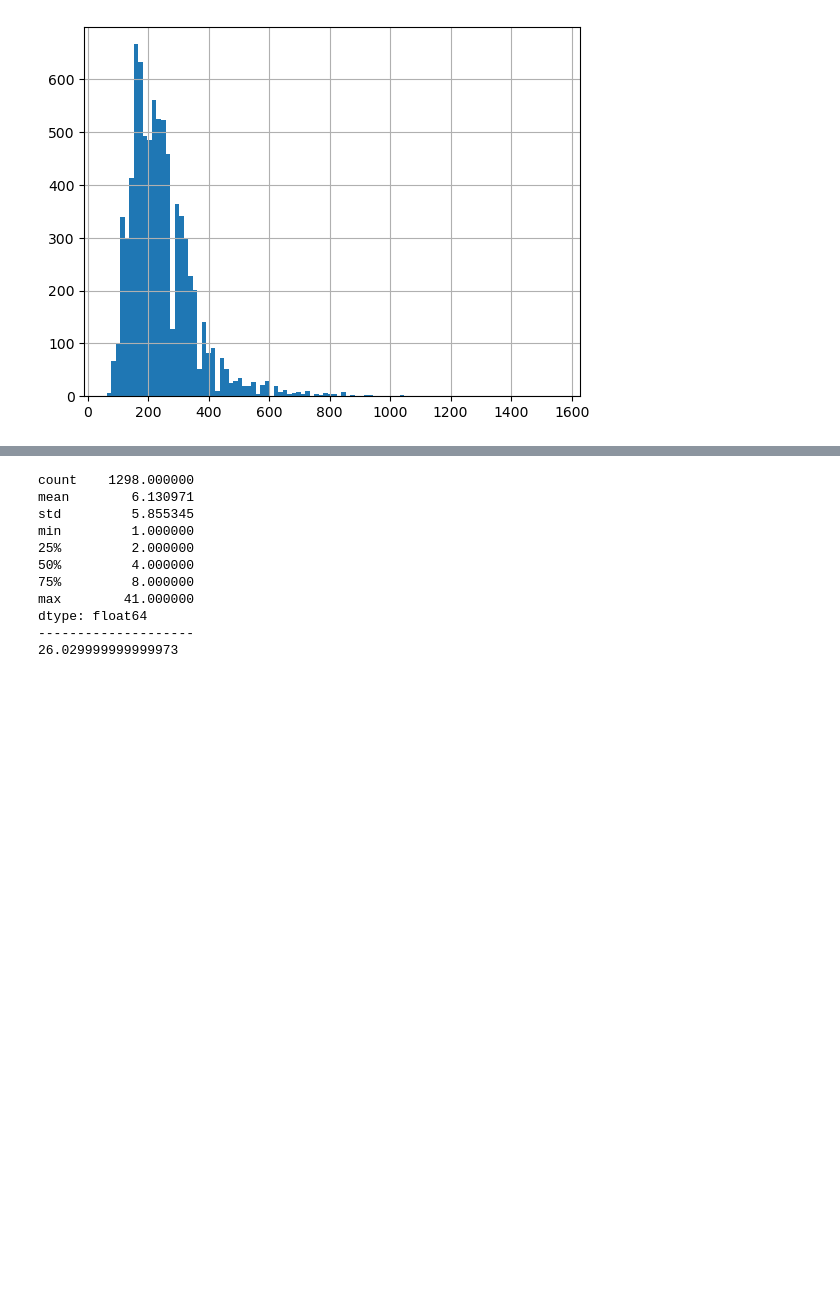
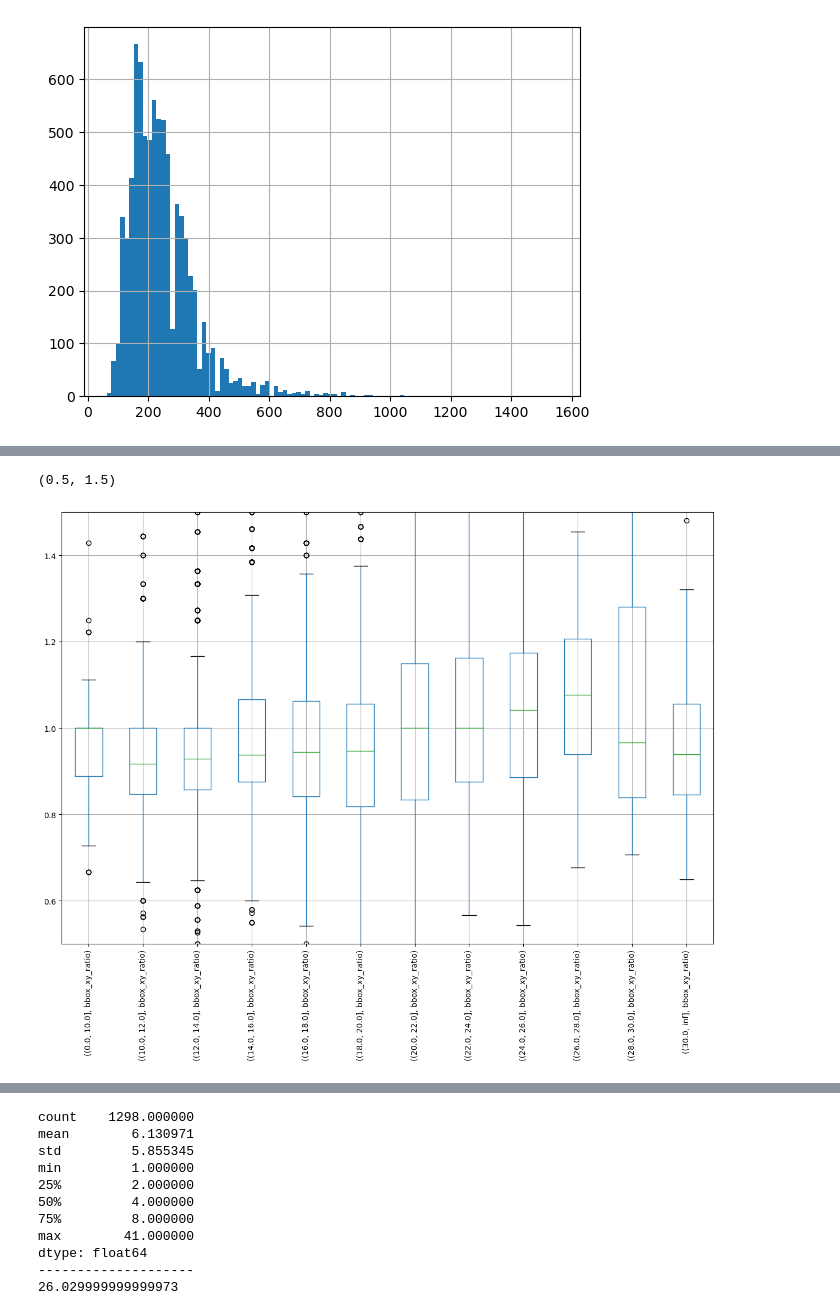
Before and after one commit to jujanen/objects_from_old_maps, a Jupyter notebook: 01_eda.ipynb, the cells around one changed output, grey strips where cells are left out. Saved outputs shown, nothing was run; the diff lists cells and outputs as text; code cells hidden in the pictures; blank space fills up the shorter version.

```diff
--- a/01_eda.ipynb
+++ b/01_eda.ipynb
@@ -148,0 +204,14 @@ Name: bbox_xy_ratio, dtype: float64
+# %%
+# Plot the ratios for each size-category
+# temp_my_annotations.groupby('bbox_area_sqrt_class').boxplot(subplots=False, column = 'bbox_xy_ratio', figsize = (15, 10), rot = 90)
+
+koe_boxplot = temp_my_annotations.groupby('bbox_area_sqrt_class').boxplot(subplots=False, column = 'bbox_xy_ratio', figsize = (15, 10), rot = 90)
+koe_boxplot.set_ylim([0.5, 1.5])
+# ax = df.plot(kind='box', ylim=(-5, 5))
+# ax = df.plot(kind='box', yticks=range(-5, 6))
+# boxplot = prices.boxplot(column=['price'])
+# boxplot.set_xlim([xmin, xmax])
+# boxplot.set_ylim([ymin, ymax])
+# %% [output]
+(0.5, 1.5)
+[figure, added]
```
Also changed, not shown: parts of 12 cells of this notebook, 2 other files.
